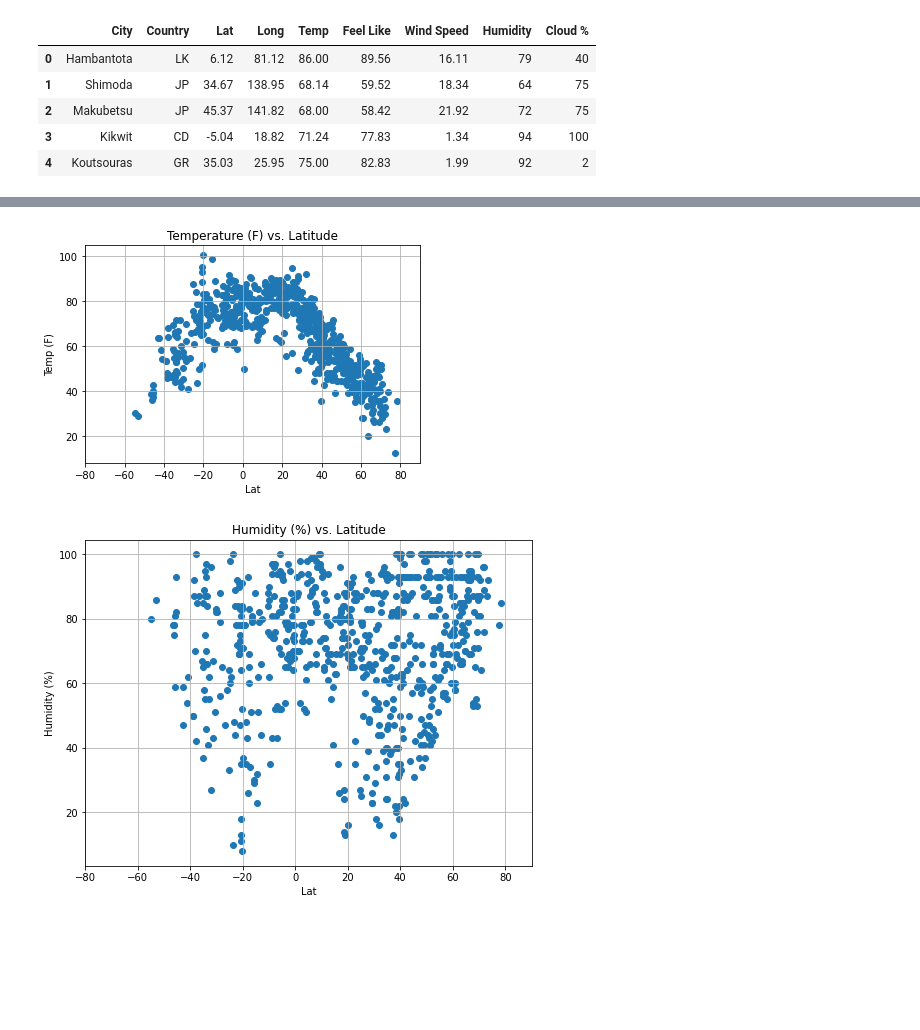
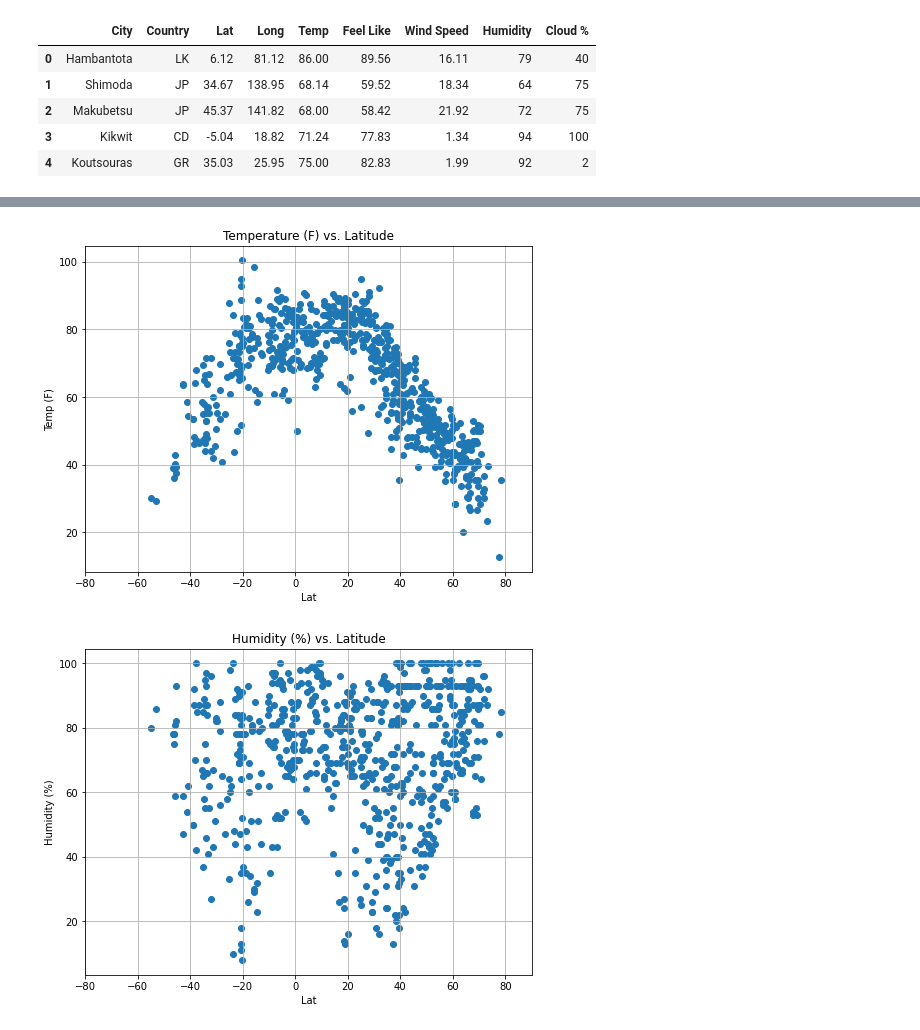
Before and after one commit to tpohl535/python-api-challenge, a Jupyter notebook: WeatherPy/WeatherPy.ipynb, the cells around one changed output, grey strips where cells are left out. Cells and saved outputs as stored; diff of their text form; code cells hidden in the pictures; blank space fills up the shorter version.

```diff
--- a/WeatherPy/WeatherPy.ipynb
+++ b/WeatherPy/WeatherPy.ipynb
@@ -33,17 +34,18 @@ Name: City, Length: 687, dtype: int64
 # %%
 # Temperature (F) vs. Latitude
 x = df["Lat"]
 y = df["Temp"]
+plt.figure(figsize=(8, 6))
 plt.scatter(x, y)
 plt.title("Temperature (F) vs. Latitude")
 plt.xlabel("Lat")
 plt.ylabel("Temp (F)")
 plt.grid()
 plt.xlim([-80, 90])
-plt.savefig("Scatter_plots/Temperature (F) vs. Latitude.png", facecolor="le")
+plt.savefig("Scatter_plots/Temperature (F) vs. Latitude.png", facecolor="w")
 plt.show()
 # %% [output]
-[figure, old version]
+[figure, new version]
 # %%
 # Humidity (%) vs. Latitude
 x = df["Lat"]
```
Also changed, not shown: parts of 13 cells of this notebook.
